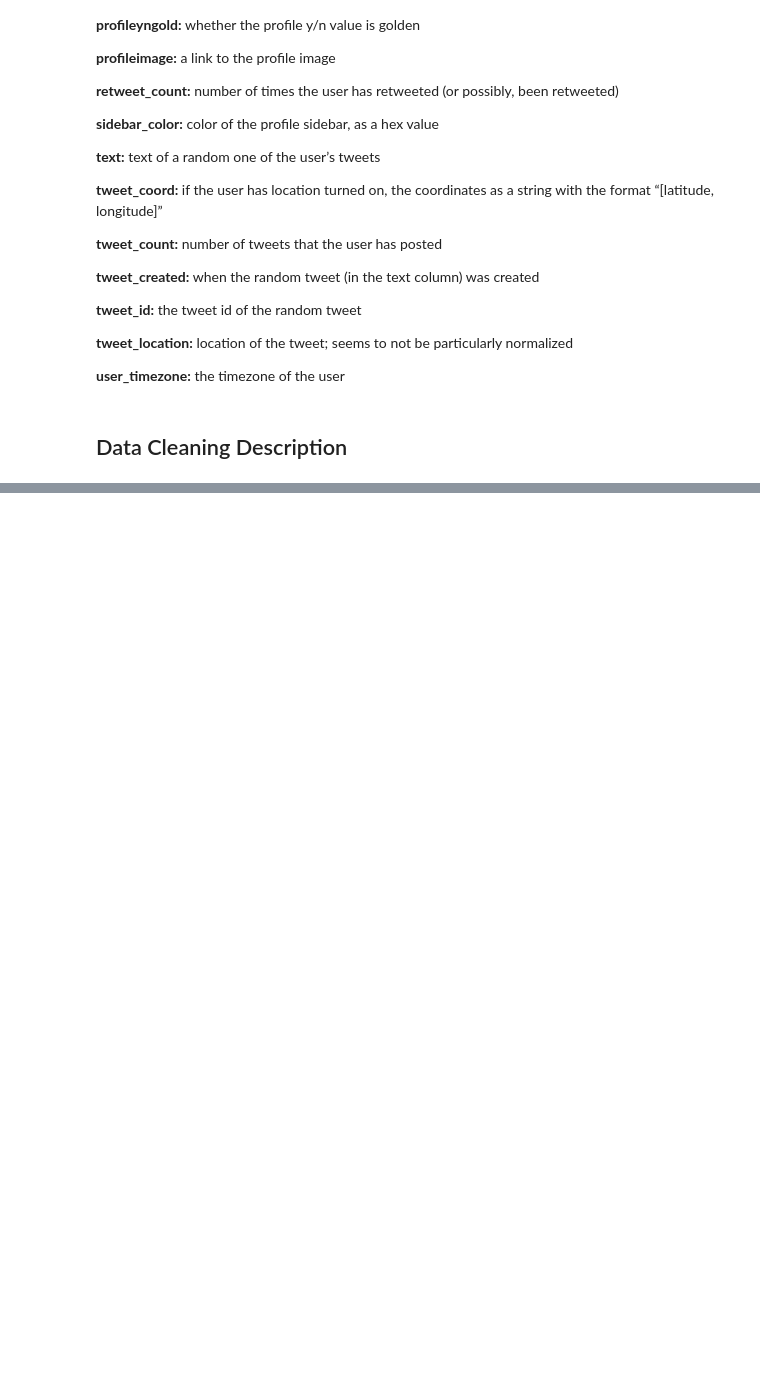
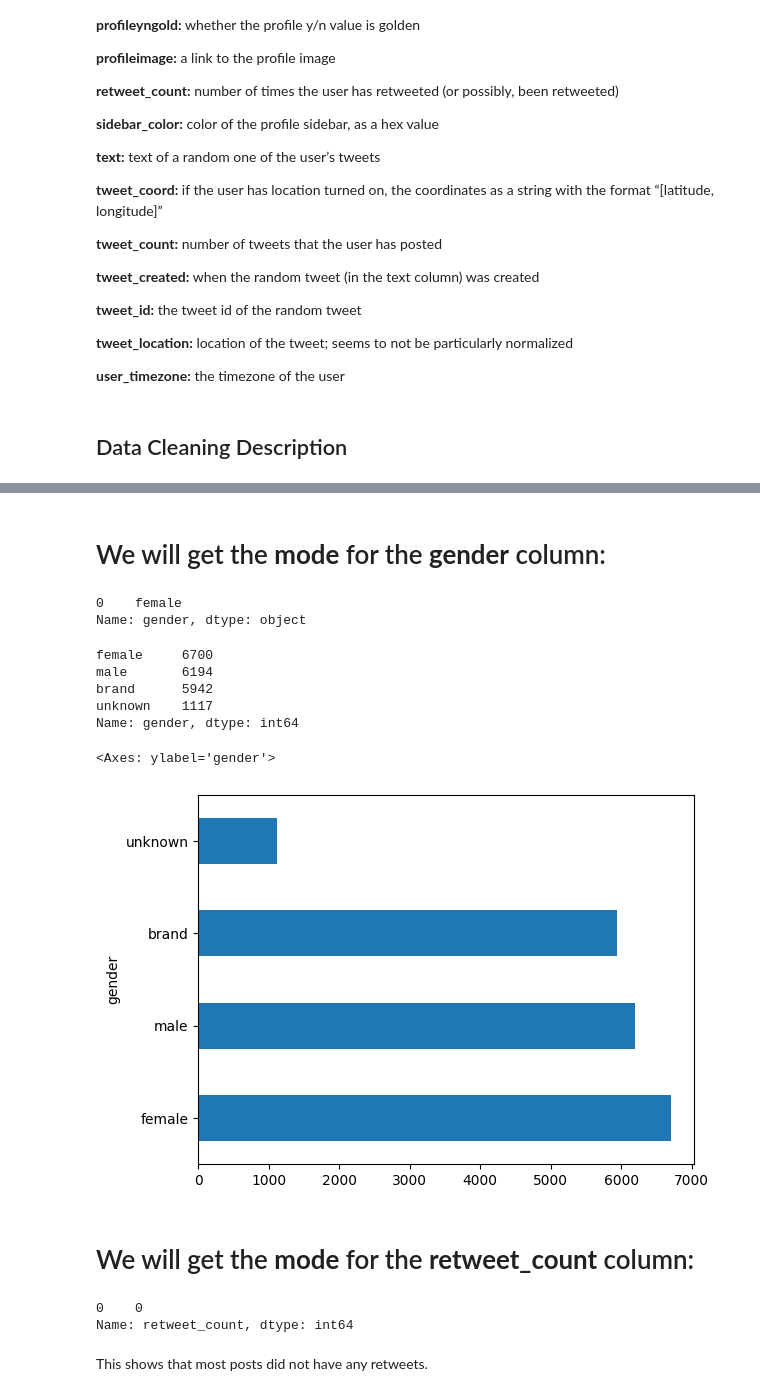
Before and after one commit to mtafadar/The_Enigma_Ensamble, a Jupyter notebook: CS_483_Project_Coding_Stress_Detection.ipynb, the cells around one changed output, grey strips where cells are left out. Cells and saved outputs as stored; diff of their text form; code cells hidden in the pictures; blank space fills up the shorter version.

```diff
--- a/CS_483_Project_Coding_Stress_Detection.ipynb
+++ b/CS_483_Project_Coding_Stress_Detection.ipynb
@@ -71,7 +94,8 @@ from pyspark import SparkContext, SparkConf
 ## Data Description
 # %%
 #First reading the data
-data = pd.read_csv('Training Data/twitter_content.csv', encoding='ISO-8859-1')
+# data = pd.read_csv('Training Data/twitter_content.csv', encoding='ISO-8859-1')
+data = pd.read_csv('drive/My Drive/Training Data/twitter_content.csv', encoding='ISO-8859-1')
 data
 # %% [output]
 |  | _unit_id | _golden | _unit_state | _trusted_judgments | _last_judgment_at | gender | gender:confidence | ... |
@@ -274,7 +298,9 @@ def data_import(file_path="", expect_col=[], file_list=[], encode="", read_many=
       return None
 # %%
 # Data file storage - user can change CONST_PATH to his/her location
-CONST_PATHDIR = "Training Data/twitter_content.csv"
+# CONST_PATHDIR = "Training Data/twitter_content.csv"
+CONST_PATHDIR = "drive/My Drive/Training Data/twitter_content.csv"
+
 CONST_ENCODES = 'ISO-8859-1'
 signi_columns = ['_unit_id', 'gender', 'created', 'description', 'name', 'retweet_count','text']
 twitter_Frame = data_import(file_path=CONST_PATHDIR, expect_col=signi_columns, encode=CONST_ENCODES)
@@ -283,0 +324,32 @@ twitter_Frame.head(10)
+# %% [markdown]
+# We will get the **mode** for the **gender** column:
+# %%
+gender_mode = twitter_Frame['gender'].mode()
+gender_mode
+# %% [output]
+0    female
+Name: gender, dtype: object
+# %%
+genderCount = twitter_Frame['gender'].value_counts()
+genderCount
+# %% [output]
+female     6700
+male       6194
+brand      5942
+unknown    1117
+Name: gender, dtype: int64
+# %%
+genderCount.plot(kind='barh', xlabel = 'gender')
+# %% [output]
+<Axes: ylabel='gender'>
+[figure, added]
+# %% [markdown]
+# We will get the **mode** for the **retweet_count** column:
+# %%
+retweet_mode = twitter_Frame['retweet_count'].mode()
+retweet_mode
+# %% [output]
+0    0
+Name: retweet_count, dtype: int64
+# %% [markdown]
+This shows that most posts did not have any retweets.
```
Also changed, not shown: parts of 29 cells of this notebook.
